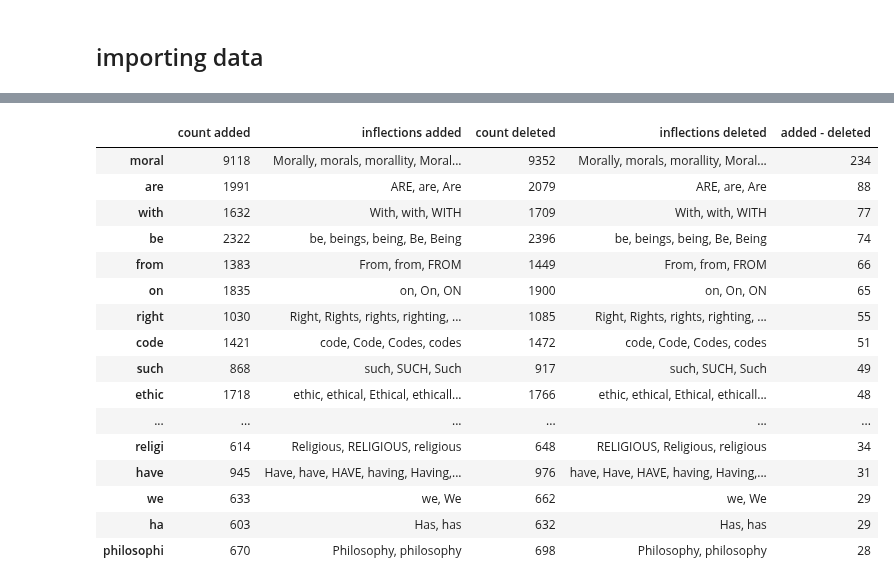
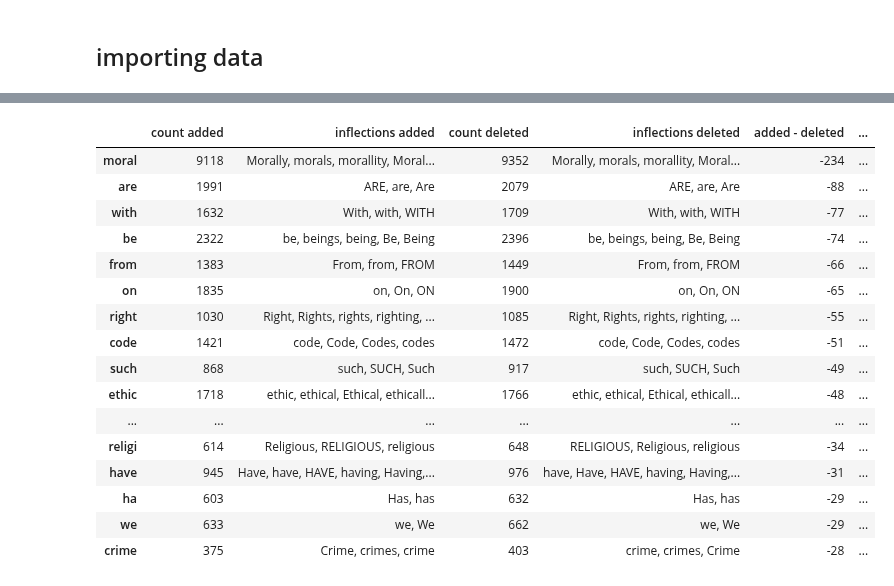
Before and after one commit to WeKeyPedia/notebooks, a Jupyter notebook: wisdom/words of wisdom and love.ipynb, the cells around one changed output, grey strips where cells are left out. Cells and saved outputs as stored; diff of their text form; code cells hidden in the pictures.

```diff
--- a/wisdom/words of wisdom and love.ipynb
+++ b/wisdom/words of wisdom and love.ipynb
@@ -20,12 +20,14 @@ wisdom = wisdom_added.join(wisdom_deleted, how="outer", lsuffix=" added", rsuffi
 morality = morality_added.join(morality_deleted, how="outer", lsuffix=" added", rsuffix=" deleted")
 ethics = ethics_added.join(ethics_deleted, how="outer", lsuffix=" added", rsuffix=" deleted")
 # %%
-ignore_list = [ "a", "of", "and", "to", "the", "is", "for", "or" , "in", "that", "it", "|", "ref",\
-               "http", "''", "``", "s", "an", "-", "=", "*"]
+ignore_list = [ "a", "of", "and", "to", "the", "is", "for", "or" , "in", "that", "it", "|", "ref",
+               "http", "''", "``", "s", "an", "-", "=", "*", "==", "===", "====", "name=", "nbsp", "style=", "5px",
+              "font-siz", "|-"]
 
-love["added - deleted"] = map(lambda x, y: abs(x-y), love["count added"], love["count deleted"])
+love["added - deleted"] = map(lambda x, y: x-y, love["count added"], love["count deleted"])
+love["abs(added - deleted)"] = map(lambda x, y: abs(x-y), love["count added"], love["count deleted"])
 love = love.drop([ w for w in ignore_list if w in love.index ])
-love = love.sort(["added - deleted"], ascending=[0])
+love = love.sort(["abs(added - deleted)"], ascending=[0])
 
 love.head(20)
 # %% [output]
@@ -73,25 +76,27 @@ wisdom.head(20)
 # %%
-morality["added - deleted"] = map(lambda x, y: abs(x-y), morality["count added"], morality["count deleted"])
+morality["added - deleted"] = map(lambda x, y: x-y, morality["count added"], morality["count deleted"])
+morality["abs(added - deleted)"] = map(lambda x, y: abs(x-y), morality["count added"], morality["count deleted"])
+
 morality = morality.drop([ w for w in ignore_list if w in morality.index ])
-morality = morality.sort(["added - deleted"], ascending=[0])
+morality = morality.sort(["abs(added - deleted)"], ascending=[0])
 
 morality.head(20)
 # %% [output]
-|  | count added | inflections added | count deleted | inflections deleted | added - deleted |
-| moral | 9118 | Morally, morals, morallity, Moral... | 9352 | Morally, morals, morallity, Moral... | 234 |
-| are | 1991 | ARE, are, Are | 2079 | ARE, are, Are | 88 |
-| with | 1632 | With, with, WITH | 1709 | With, with, WITH | 77 |
-| be | 2322 | be, beings, being, Be, Being | 2396 | be, beings, being, Be, Being | 74 |
-| from | 1383 | From, from, FROM | 1449 | From, from, FROM | 66 |
-| on | 1835 | on, On, ON | 1900 | on, On, ON | 65 |
-| right | 1030 | Right, Rights, rights, righting, ... | 1085 | Right, Rights, rights, righting, ... | 55 |
-| code | 1421 | code, Code, Codes, codes | 1472 | code, Code, Codes, codes | 51 |
-| such | 868 | such, SUCH, Such | 917 | such, SUCH, Such | 49 |
-| ethic | 1718 | ethic, ethical, Ethical, ethicall... | 1766 | ethic, ethical, Ethical, ethicall... | 48 |
-| ... | ... | ... | ... | ... | ... |
-| religi | 614 | Religious, RELIGIOUS, religious | 648 | RELIGIOUS, Religious, religious | 34 |
-| have | 945 | Have, have, HAVE, having, Having,... | 976 | have, Have, HAVE, having, Having,... | 31 |
-| we | 633 | we, We | 662 | we, We | 29 |
-| ha | 603 | Has, has | 632 | Has, has | 29 |
-| philosophi | 670 | Philosophy, philosophy | 698 | Philosophy, philosophy | 28 |
+|  | count added | inflections added | count deleted | inflections deleted | added - deleted | ... |
+| moral | 9118 | Morally, morals, morallity, Moral... | 9352 | Morally, morals, morallity, Moral... | -234 | ... |
+| are | 1991 | ARE, are, Are | 2079 | ARE, are, Are | -88 | ... |
+| with | 1632 | With, with, WITH | 1709 | With, with, WITH | -77 | ... |
+| be | 2322 | be, beings, being, Be, Being | 2396 | be, beings, being, Be, Being | -74 | ... |
+| from | 1383 | From, from, FROM | 1449 | From, from, FROM | -66 | ... |
+| on | 1835 | on, On, ON | 1900 | on, On, ON | -65 | ... |
+| right | 1030 | Right, Rights, rights, righting, ... | 1085 | Right, Rights, rights, righting, ... | -55 | ... |
+| code | 1421 | code, Code, Codes, codes | 1472 | code, Code, Codes, codes | -51 | ... |
+| such | 868 | such, SUCH, Such | 917 | such, SUCH, Such | -49 | ... |
+| ethic | 1718 | ethic, ethical, Ethical, ethicall... | 1766 | ethic, ethical, Ethical, ethicall... | -48 | ... |
+| ... | ... | ... | ... | ... | ... | ... |
+| religi | 614 | Religious, RELIGIOUS, religious | 648 | RELIGIOUS, Religious, religious | -34 | ... |
+| have | 945 | Have, have, HAVE, having, Having,... | 976 | have, Have, HAVE, having, Having,... | -31 | ... |
+| ha | 603 | Has, has | 632 | Has, has | -29 | ... |
+| we | 633 | we, We | 662 | we, We | -29 | ... |
+| crime | 375 | Crime, crimes, crime | 403 | crime, crimes, Crime | -28 | ... |
 # %%
```
Also changed, not shown: parts of 3 cells of this notebook, 1 other file.
